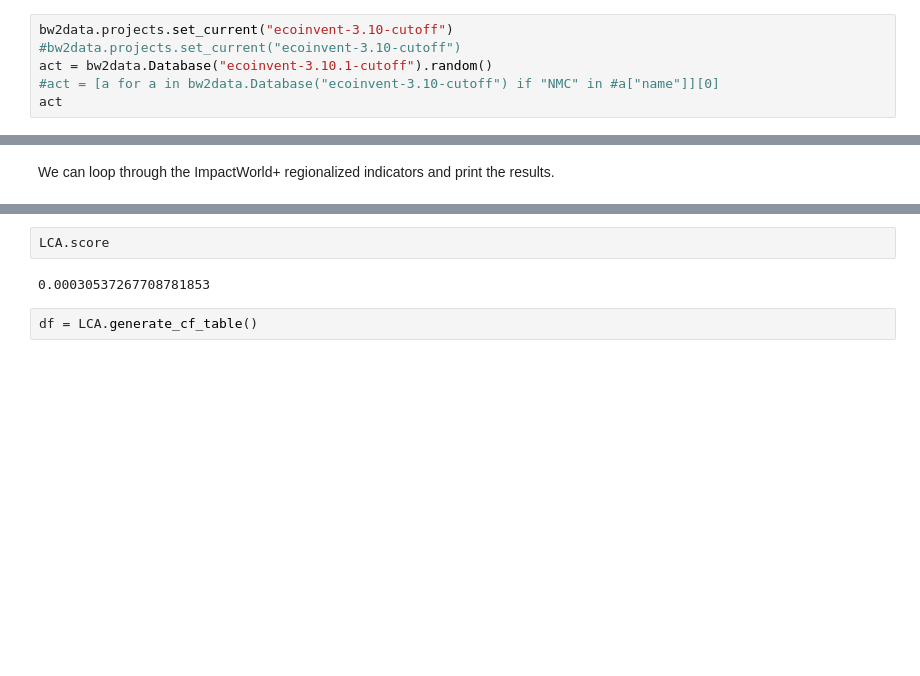
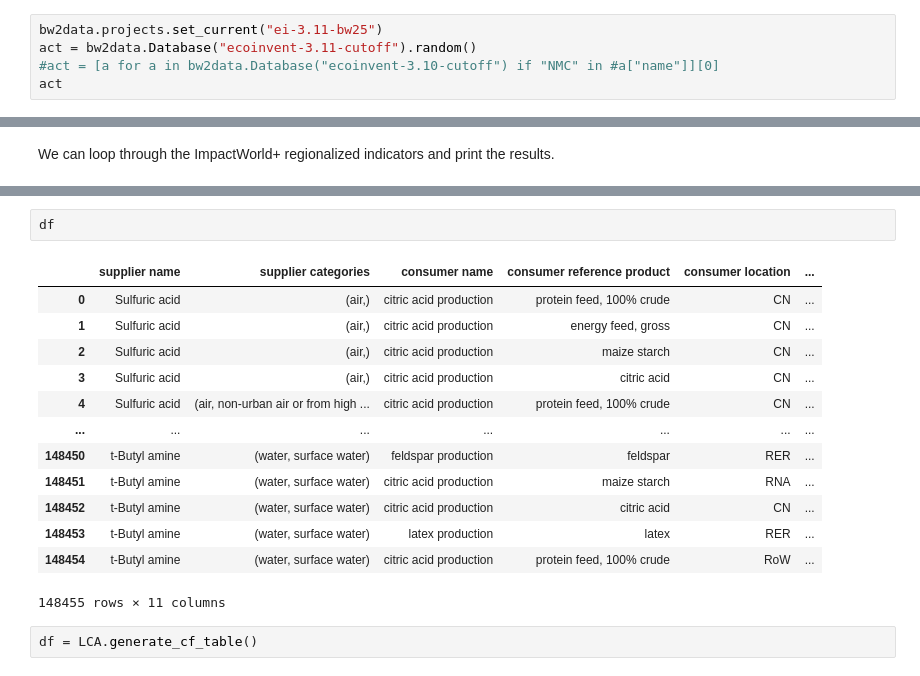
Before and after one commit to Laboratory-for-Energy-Systems-Analysis/edges, a Jupyter notebook: examples/various examples/example_ImpactWorld+.ipynb, the cells around one changed output, grey strips where cells are left out. Cells and saved outputs as stored; diff of their text form; blank space fills up the shorter version.

```diff
--- a/examples/various examples/example_ImpactWorld+.ipynb
+++ b/examples/various examples/example_ImpactWorld+.ipynb
@@ -2,9 +2,8 @@
 import bw2data
 from edges import EdgeLCIA, get_available_methods
 # %%
-bw2data.projects.set_current("ecoinvent-3.10-cutoff")
-#bw2data.projects.set_current("ecoinvent-3.10-cutoff")
-act = bw2data.Database("ecoinvent-3.10.1-cutoff").random()
+bw2data.projects.set_current("ei-3.11-bw25")
+act = bw2data.Database("ecoinvent-3.11-cutoff").random()
 #act = [a for a in bw2data.Database("ecoinvent-3.10-cutoff") if "NMC" in #a["name"]][0]
 act
 # %% [output]
@@ -128,7 +50,19 @@ Identifying eligible exchanges...
 # %%
-LCA.score
+df
 # %% [output]
+|  | supplier name | supplier categories | consumer name | consumer reference product | consumer location | ... |
+| 0 | Sulfuric acid | (air,) | citric acid production | protein feed, 100% crude | CN | ... |
+| 1 | Sulfuric acid | (air,) | citric acid production | energy feed, gross | CN | ... |
+| 2 | Sulfuric acid | (air,) | citric acid production | maize starch | CN | ... |
+| 3 | Sulfuric acid | (air,) | citric acid production | citric acid | CN | ... |
+| 4 | Sulfuric acid | (air, non-urban air or from high ... | citric acid production | protein feed, 100% crude | CN | ... |
+| ... | ... | ... | ... | ... | ... | ... |
+| 148450 | t-Butyl amine | (water, surface water) | feldspar production | feldspar | RER | ... |
+| 148451 | t-Butyl amine | (water, surface water) | citric acid production | maize starch | RNA | ... |
+| 148452 | t-Butyl amine | (water, surface water) | citric acid production | citric acid | CN | ... |
+| 148453 | t-Butyl amine | (water, surface water) | latex production | latex | RER | ... |
+| 148454 | t-Butyl amine | (water, surface water) | citric acid production | protein feed, 100% crude | RoW | ... |
-0.00030537267708781853
+148455 rows × 11 columns
 # %%
 df = LCA.generate_cf_table()
 # %%
```
Also changed, not shown: parts of 3 cells of this notebook, 56 other files.
